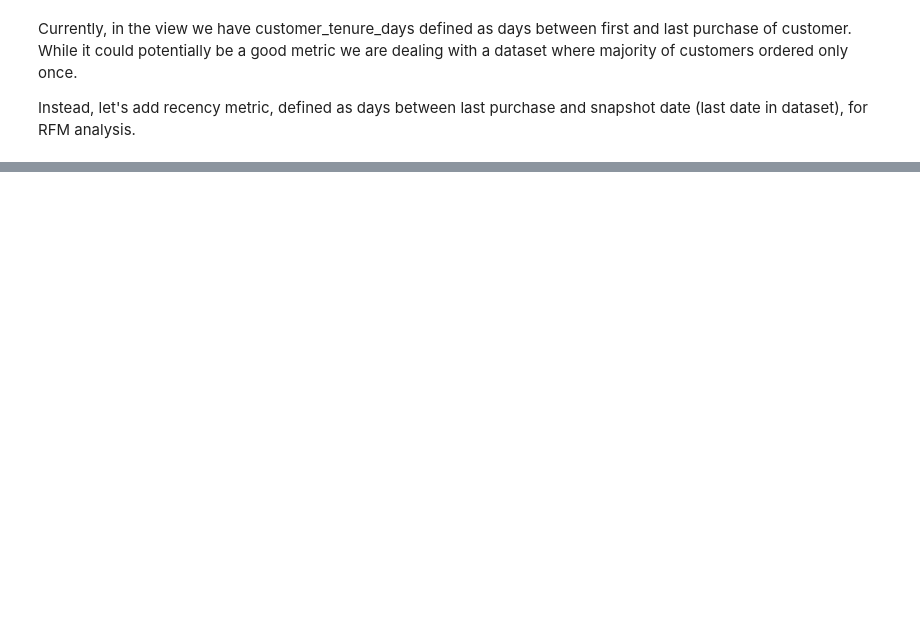
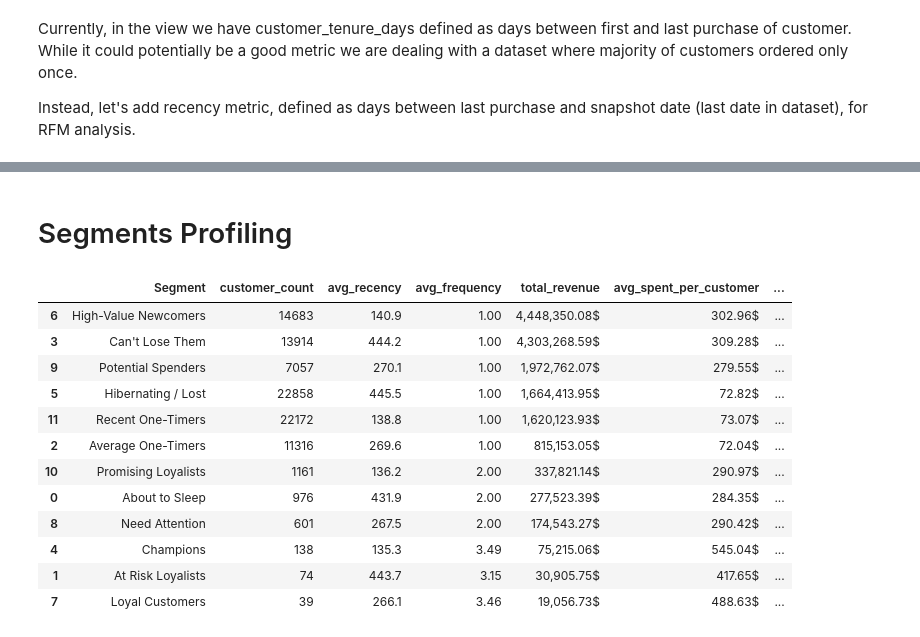
Before and after one commit to MarKotyn/olist-ecommerce-customer-analytics, a Jupyter notebook: python/notebooks/04_customer_segmentation.ipynb, the cells around one changed output, grey strips where cells are left out. Cells and saved outputs as stored; diff of their text form; code cells hidden in the pictures; blank space fills up the shorter version.

```diff
--- a/python/notebooks/04_customer_segmentation.ipynb
+++ b/python/notebooks/04_customer_segmentation.ipynb
@@ -53,0 +128,38 @@ df_customers.head()
+# %% [markdown]
+# Segments Profiling
+# %%
+segment_profile = df_segmented.groupby('Segment').agg(
+    customer_count=('customer_unique_id', 'count'),
+    avg_recency=('recency', 'mean'),
+    avg_frequency=('total_orders', 'mean'),
+    total_revenue=('total_spent', 'sum'),
+    avg_spent_per_customer=('total_spent', 'mean')
+).reset_index()
+
+# Obliczamy procentowy udział w przychodach
+total_platform_revenue = segment_profile['total_revenue'].sum()
+segment_profile['revenue_share_%'] = (segment_profile['total_revenue'] / total_platform_revenue) * 100
+
+# Sortujemy od segmentów generujących najwięcej kasy
+segment_profile = segment_profile.sort_values(by='total_revenue', ascending=False)
+display(segment_profile.style.format({
+    'avg_recency': '{:.1f}',
+    'avg_frequency': '{:.2f}',
+    'total_revenue': '{:,.2f}$',
+    'avg_spent_per_customer': '{:.2f}$',
+    'revenue_share_%': '{:.1f}%'
+}))
+# %% [output]
+|  | Segment | customer_count | avg_recency | avg_frequency | total_revenue | avg_spent_per_customer | ... |
+| 6 | High-Value Newcomers | 14683 | 140.9 | 1.00 | 4,448,350.08$ | 302.96$ | ... |
+| 3 | Can't Lose Them | 13914 | 444.2 | 1.00 | 4,303,268.59$ | 309.28$ | ... |
+| 9 | Potential Spenders | 7057 | 270.1 | 1.00 | 1,972,762.07$ | 279.55$ | ... |
+| 5 | Hibernating / Lost | 22858 | 445.5 | 1.00 | 1,664,413.95$ | 72.82$ | ... |
+| 11 | Recent One-Timers | 22172 | 138.8 | 1.00 | 1,620,123.93$ | 73.07$ | ... |
+| 2 | Average One-Timers | 11316 | 269.6 | 1.00 | 815,153.05$ | 72.04$ | ... |
+| 10 | Promising Loyalists | 1161 | 136.2 | 2.00 | 337,821.14$ | 290.97$ | ... |
+| 0 | About to Sleep | 976 | 431.9 | 2.00 | 277,523.39$ | 284.35$ | ... |
+| 8 | Need Attention | 601 | 267.5 | 2.00 | 174,543.27$ | 290.42$ | ... |
+| 4 | Champions | 138 | 135.3 | 3.49 | 75,215.06$ | 545.04$ | ... |
+| 1 | At Risk Loyalists | 74 | 443.7 | 3.15 | 30,905.75$ | 417.65$ | ... |
+| 7 | Loyal Customers | 39 | 266.1 | 3.46 | 19,056.73$ | 488.63$ | ... |
```
Also changed, not shown: parts of 10 cells of this notebook, 1 other file.
